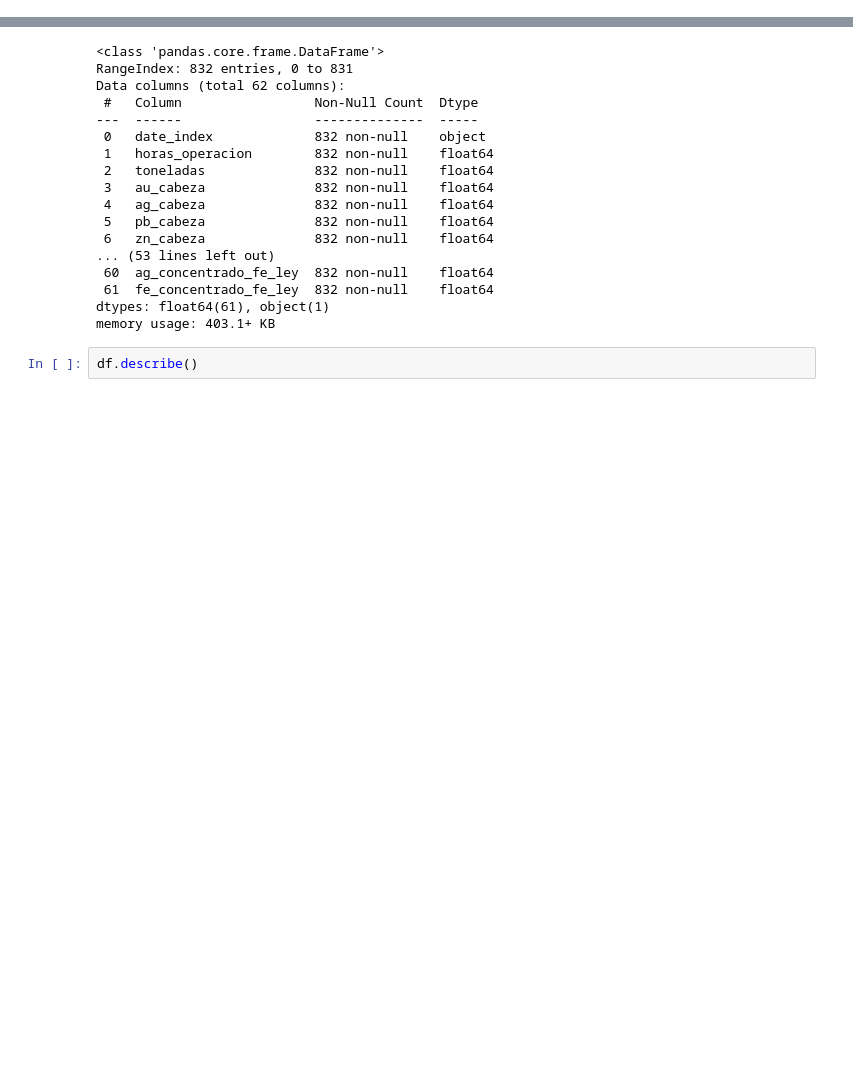
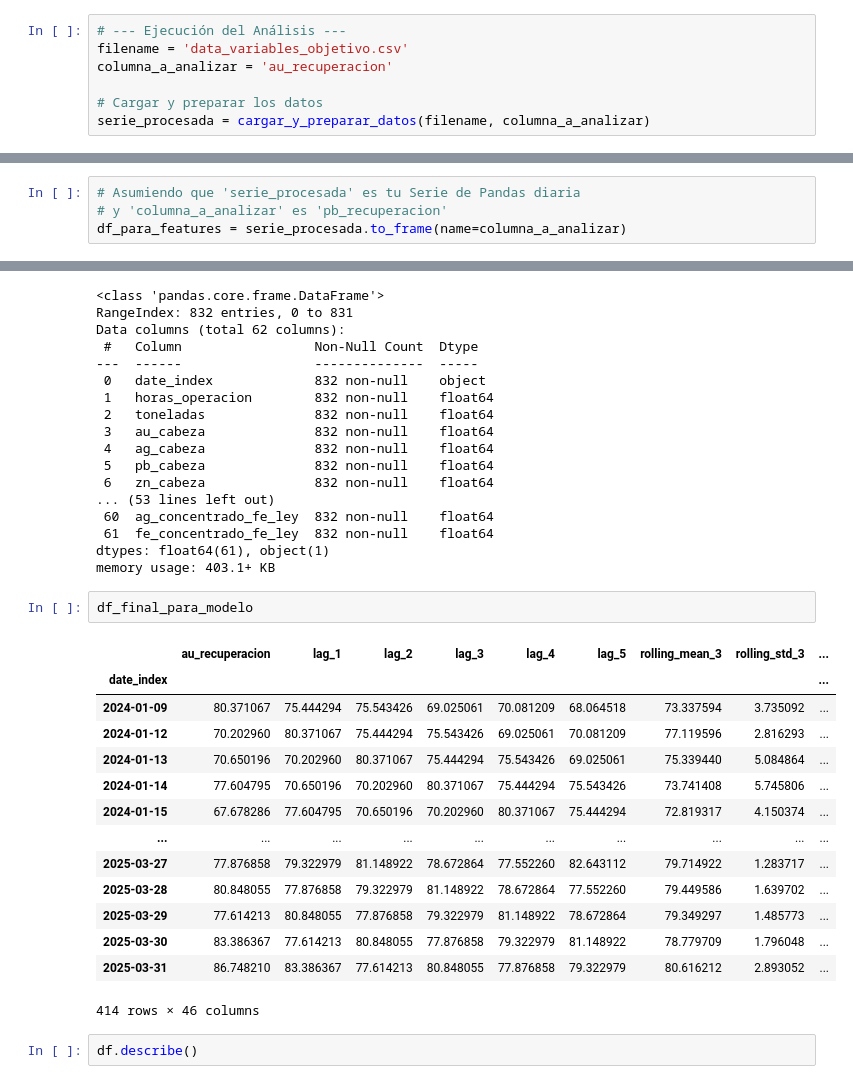
Before and after one commit to Cris220802/IA, a Jupyter notebook: BM/LSTM.ipynb, the cells around one changed output, grey strips where cells are left out. Cells and saved outputs as stored; diff of their text form; blank space fills up the shorter version.

```diff
--- a/BM/LSTM.ipynb
+++ b/BM/LSTM.ipynb
@@ -50,0 +92,7 @@ df
+# %%
+# --- Ejecución del Análisis ---
+filename = 'data_variables_objetivo.csv'
+columna_a_analizar = 'au_recuperacion'
+
+# Cargar y preparar los datos
+serie_procesada = cargar_y_preparar_datos(filename, columna_a_analizar)
@@ -50,0 +204,4 @@ df
+# %%
+# Asumiendo que 'serie_procesada' es tu Serie de Pandas diaria
+# y 'columna_a_analizar' es 'pb_recuperacion'
+df_para_features = serie_procesada.to_frame(name=columna_a_analizar)
@@ -68,6 +267,23 @@ Data columns (total 62 columns):
  61  fe_concentrado_fe_ley  832 non-null    float64
 dtypes: float64(61), object(1)
 memory usage: 403.1+ KB
+# %%
+df_final_para_modelo
+# %% [output]
+|  | au_recuperacion | lag_1 | lag_2 | lag_3 | lag_4 | lag_5 | rolling_mean_3 | rolling_std_3 | ... |
+| date_index |  |  |  |  |  |  |  |  | ... |
+| 2024-01-09 | 80.371067 | 75.444294 | 75.543426 | 69.025061 | 70.081209 | 68.064518 | 73.337594 | 3.735092 | ... |
+| 2024-01-12 | 70.202960 | 80.371067 | 75.444294 | 75.543426 | 69.025061 | 70.081209 | 77.119596 | 2.816293 | ... |
+| 2024-01-13 | 70.650196 | 70.202960 | 80.371067 | 75.444294 | 75.543426 | 69.025061 | 75.339440 | 5.084864 | ... |
+| 2024-01-14 | 77.604795 | 70.650196 | 70.202960 | 80.371067 | 75.444294 | 75.543426 | 73.741408 | 5.745806 | ... |
+| 2024-01-15 | 67.678286 | 77.604795 | 70.650196 | 70.202960 | 80.371067 | 75.444294 | 72.819317 | 4.150374 | ... |
+| ... | ... | ... | ... | ... | ... | ... | ... | ... | ... |
+| 2025-03-27 | 77.876858 | 79.322979 | 81.148922 | 78.672864 | 77.552260 | 82.643112 | 79.714922 | 1.283717 | ... |
+| 2025-03-28 | 80.848055 | 77.876858 | 79.322979 | 81.148922 | 78.672864 | 77.552260 | 79.449586 | 1.639702 | ... |
+| 2025-03-29 | 77.614213 | 80.848055 | 77.876858 | 79.322979 | 81.148922 | 78.672864 | 79.349297 | 1.485773 | ... |
+| 2025-03-30 | 83.386367 | 77.614213 | 80.848055 | 77.876858 | 79.322979 | 81.148922 | 78.779709 | 1.796048 | ... |
+| 2025-03-31 | 86.748210 | 83.386367 | 77.614213 | 80.848055 | 77.876858 | 79.322979 | 80.616212 | 2.893052 | ... |
+414 rows × 46 columns
 # %%
 df.describe()
 # %% [output]
```
Also changed, not shown: parts of 18 cells of this notebook, 13 other files.
